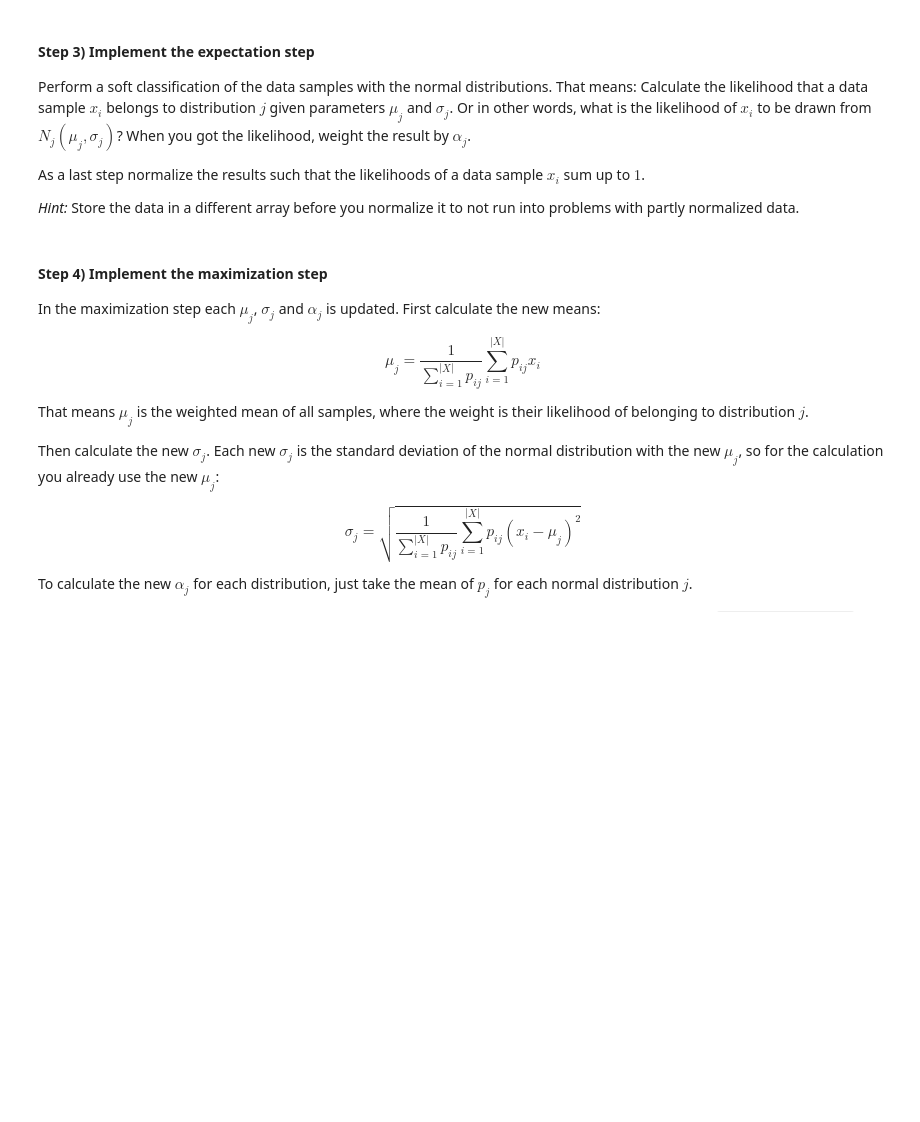
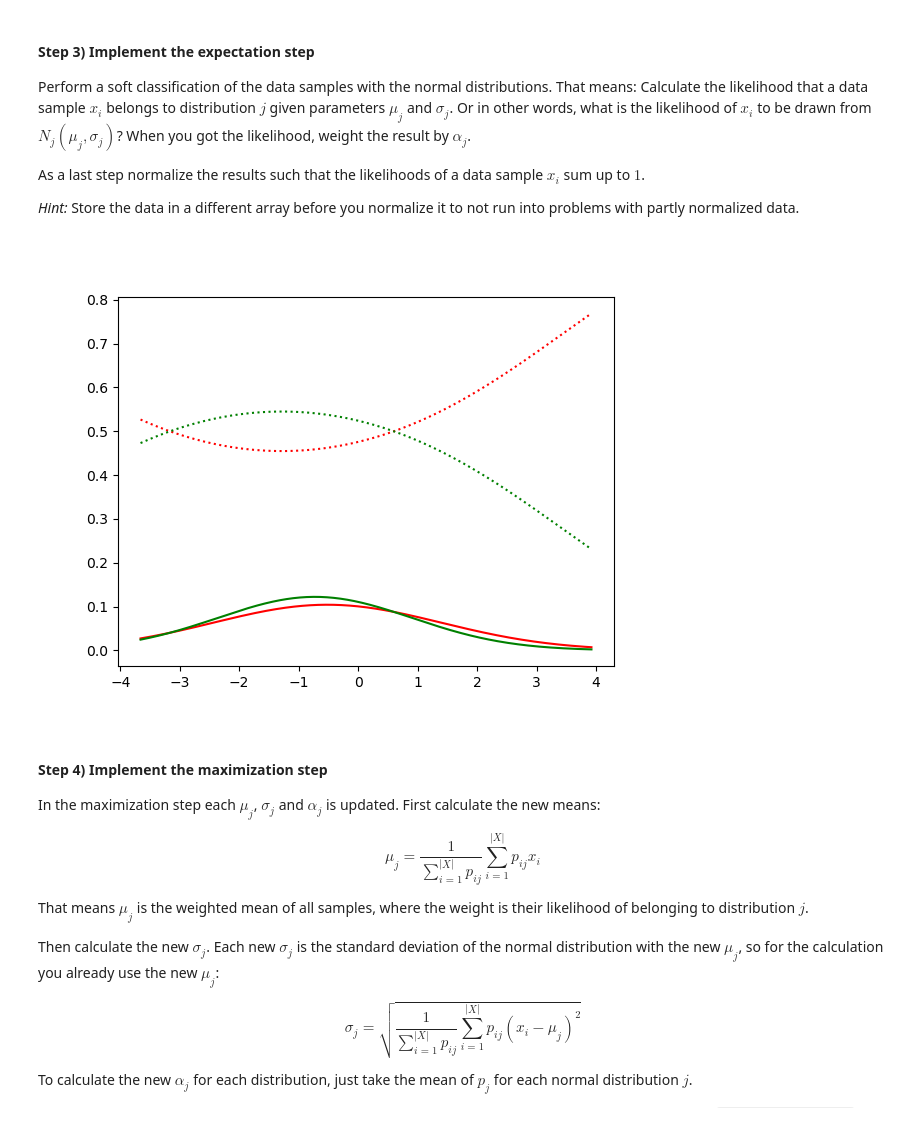
Before and after one commit to Mini11e/ML, a Jupyter notebook: hw02/sheet02.ipynb, the cells around one changed output. Drawn from its saved outputs; the diff is of its cells as text; code cells hidden in the pictures; blank space fills up the shorter version.

```diff
--- a/hw02/sheet02.ipynb
+++ b/hw02/sheet02.ipynb
@@ -358,4 +351,6 @@ Initialize the three parameters using three random partitions $S_j$ of the data
 # %%
+import random
+
 def initialize_EM(data, num_distributions):
     """
     Initializes the EM algorithm by calculating num_distributions NormPDFs
@@ -371,8 +366,19 @@ def initialize_EM(data, num_distributions):
         A list of num_distribution NormPDF objects, initialized from a
         random partioning of the data.
     """
-    gaussians = None
-    # YOUR CODE HERE
+    gaussians = []
+
+    # shuffle data to create random parts across different calls of the fct
+    np.random.shuffle(data)
+    # split data into required groups of same len
+    parts = np.array_split(data, num_distributions)
+
+    # create distr
+    for part in parts:
+        distr = NormPDF(np.mean(part), np.std(part), 1/len(parts)) # mean, std, alpha
+        gaussians.append(distr)
+
+
     return gaussians
 
 
@@ -392,35 +398,56 @@ As a last step normalize the results such that the likelihoods of a data sample
 # %%
 def expectation_step(gaussians, data):
     """
     Performs the expectation step of the EM.
 
     Args:
         gaussians (list): A list of NormPDF objects.
         data (array): The data vector.
 
     Returns:
         An array of shape (len(data), len(gaussians))
         which contains normalized likelihoods for each sample
         to denote to which of the normal distributions it
         most likely belongs to.
     """
-    expectation = None
-    # YOUR CODE HERE
+    expectation = np.array([])
+
+    # iterate over all data
+    for elem in data:
+        probs = []
+        # iterate over all distributions
+        for distr in gaussians:
+            # likelihood = alpha * Norm(x)
+            probs.append(distr.alpha * distr(elem))
+
+        # get total likelihood for that datapt
+        total_non_norm_l = sum(probs)
+        # normailze likelihoods by dividing by total likelihood
+        norm_probs = [prob/total_non_norm_l for prob in probs]
+
+        # add normalized likelihoods to expectation array
+        expectation = np.concatenate((expectation, norm_probs), axis = 0)
+
+    # reshape array to requested shape
+    expectation = expectation.reshape(len(data), len(gaussians))
+
     return expectation
 
 assert expectation_step([NormPDF(), NormPDF()], np.linspace(-2, 2, 100)).shape == (100, 2) , "Shape is not correct!"
 
 x = np.linspace(data.min(), data.max(), 2*len(data))
 normpdfs = initialize_EM(data, 2)
 expectations = expectation_step(normpdfs, x)
 
 import itertools
 plt.figure()
 colors = itertools.cycle(['r', 'g', 'b', 'c', 'm', 'y', 'k'])
 for pdf, expect, color in zip(normpdfs, expectations.T, colors):
     plt.plot(x, pdf.alpha * pdf(x), color=color)
     plt.plot(x, expect, color=color, linestyle=':')
 plt.show()
+# %% [output]
+[figure, added]
 # %% [markdown]
 #### Step 4) Implement the maximization step
 
```
Also changed, not shown: parts of 12 cells of this notebook.
